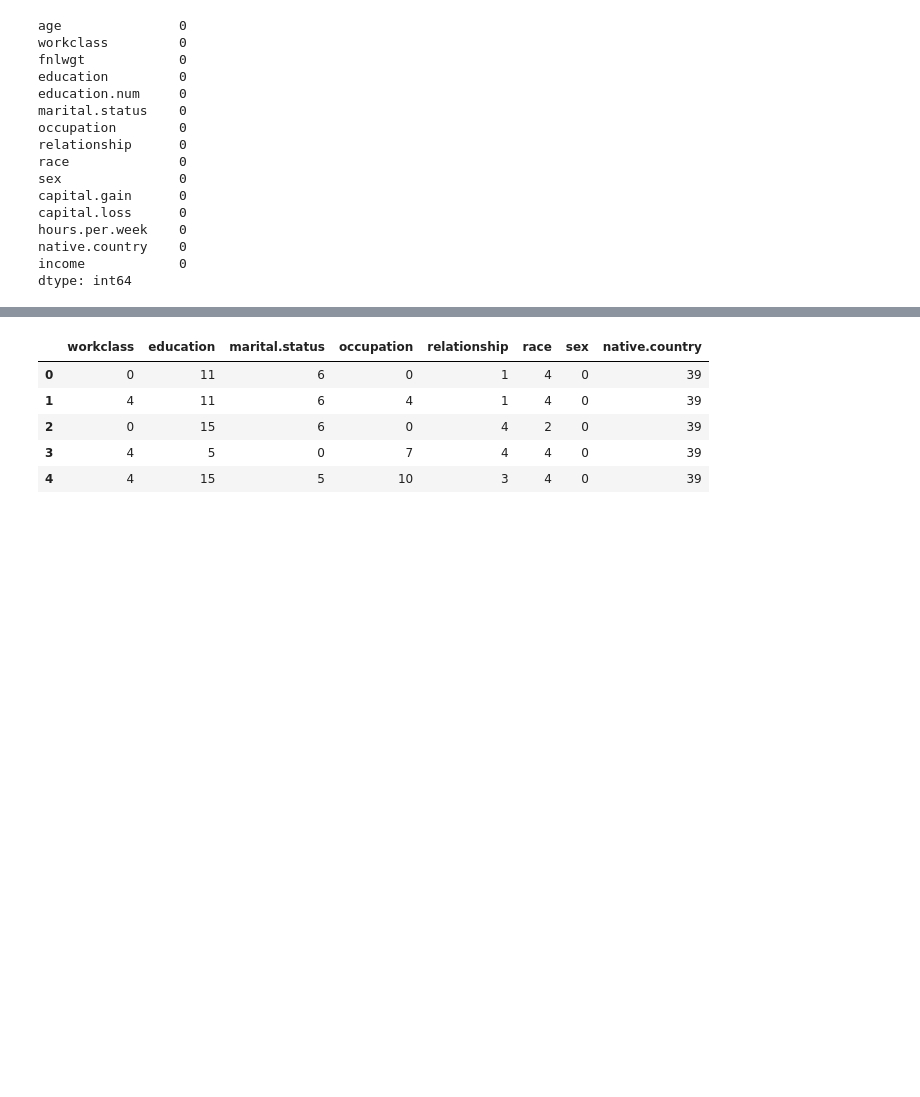
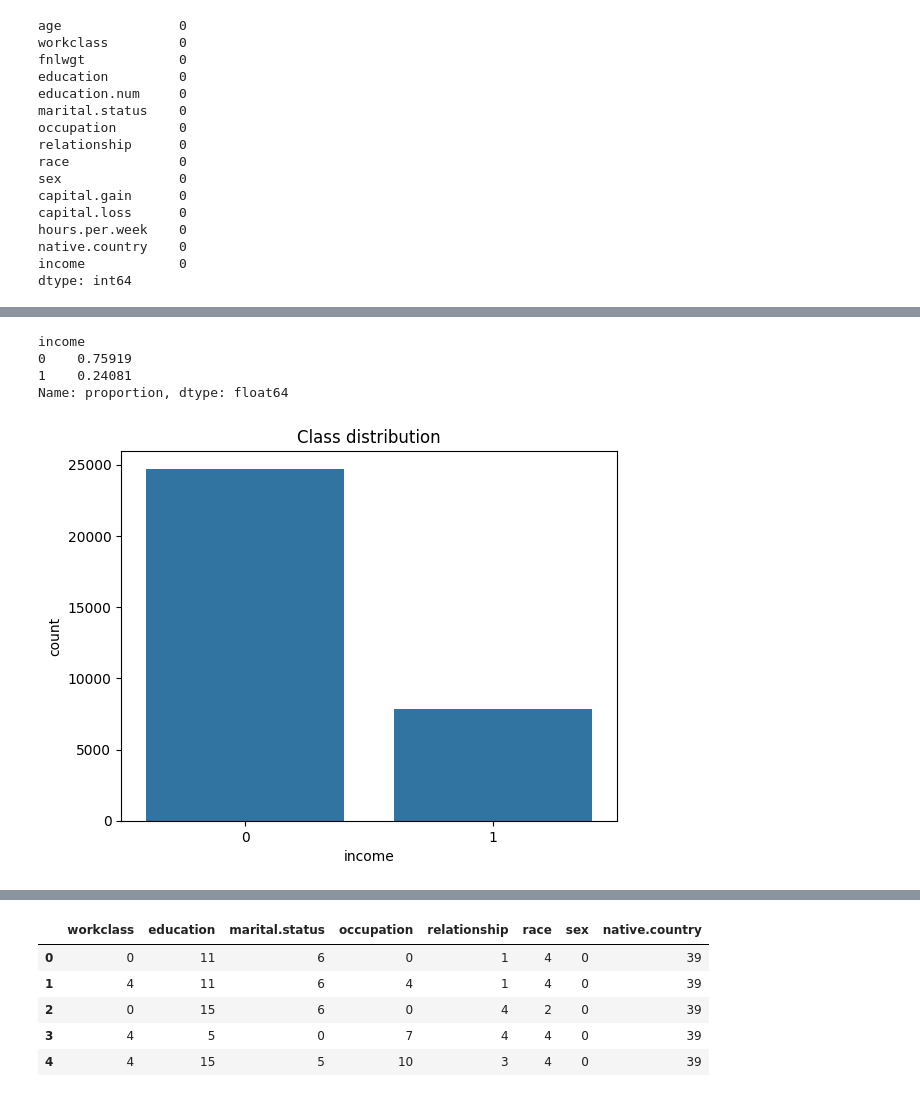
Before and after one commit to minareda417/Assignment-3-ML, a Jupyter notebook: Part B/notebook.ipynb, the cells around one changed output, grey strips where cells are left out. Drawn from its saved outputs; the diff is of its cells as text; code cells hidden in the pictures; blank space fills up the shorter version.

```diff
--- a/Part B/notebook.ipynb
+++ b/Part B/notebook.ipynb
@@ -59,0 +81,9 @@ x, y = preprocess_data(df)
+# %%
+from utils import analyze_target_distribution
+analyze_target_distribution(df)
+# %% [output]
+income
+0    0.75919
+1    0.24081
+Name: proportion, dtype: float64
+[figure, added]
```
Also changed, not shown: parts of 7 cells of this notebook, 3 other files.
